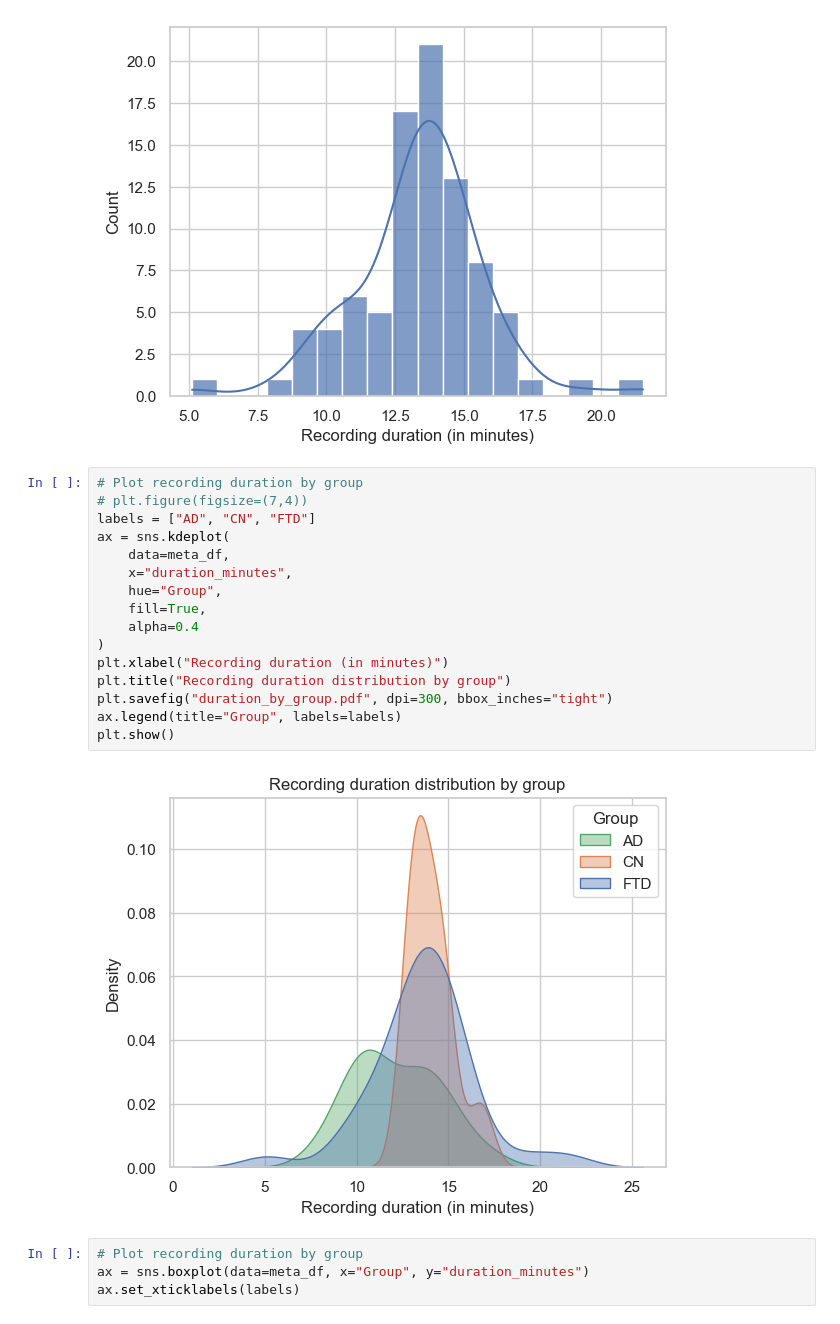
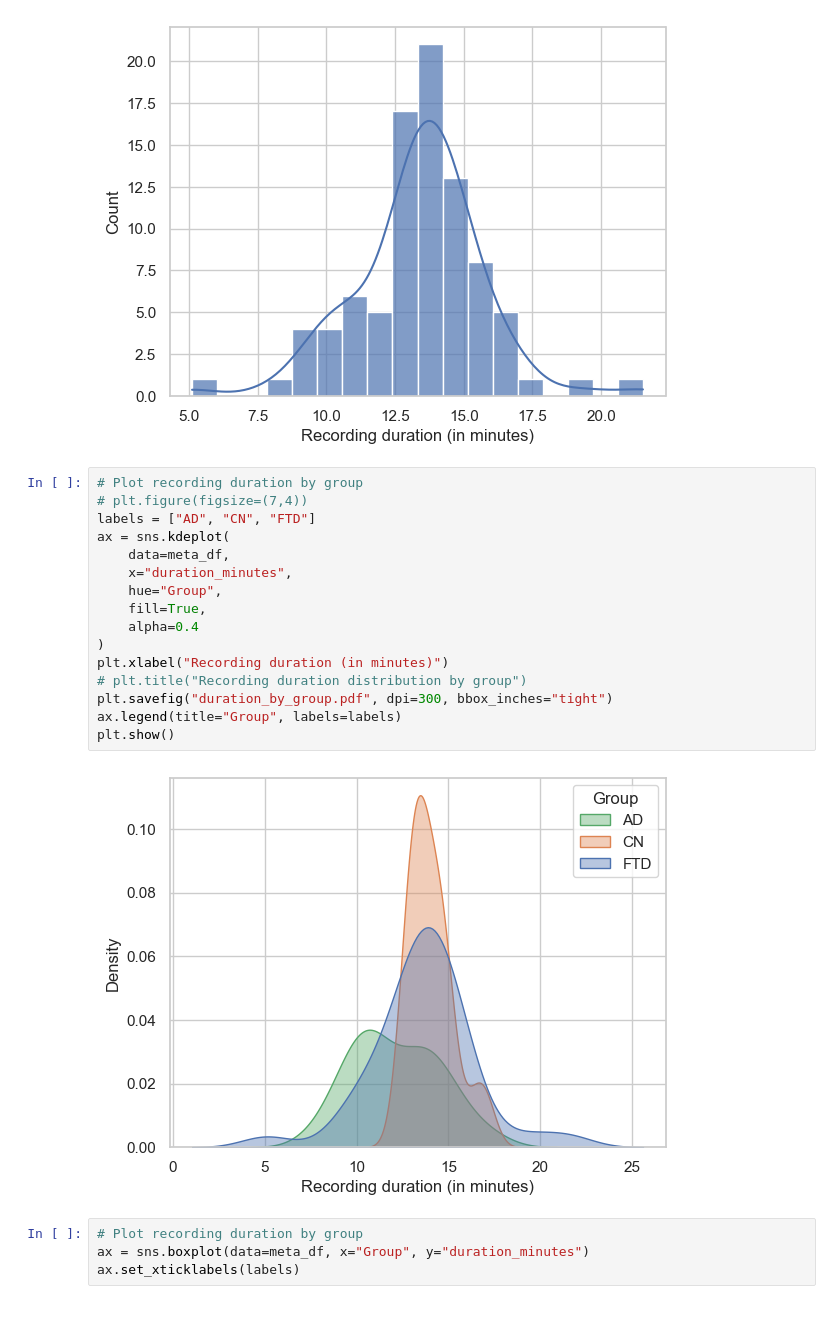
Before and after one commit to SiuhiuY/alzheimers-disease-detection, a Jupyter notebook: notebooks/meta.ipynb, the cells around one changed output. Saved outputs shown, nothing was run; the diff lists cells and outputs as text.

```diff
--- a/notebooks/meta.ipynb
+++ b/notebooks/meta.ipynb
@@ -185,21 +185,21 @@ plt.show()
 # %%
 # Plot recording duration by group
 # plt.figure(figsize=(7,4))
 labels = ["AD", "CN", "FTD"]
 ax = sns.kdeplot(
     data=meta_df,
     x="duration_minutes",
     hue="Group",
     fill=True,
     alpha=0.4
 )
 plt.xlabel("Recording duration (in minutes)")
-plt.title("Recording duration distribution by group")
+# plt.title("Recording duration distribution by group")
 plt.savefig("duration_by_group.pdf", dpi=300, bbox_inches="tight")
 ax.legend(title="Group", labels=labels)
 plt.show()
 # %% [output]
-[figure, old version]
+[figure, new version]
 # %%
 # Plot recording duration by group
 ax = sns.boxplot(data=meta_df, x="Group", y="duration_minutes")
```
Also changed, not shown: 3 other files.
